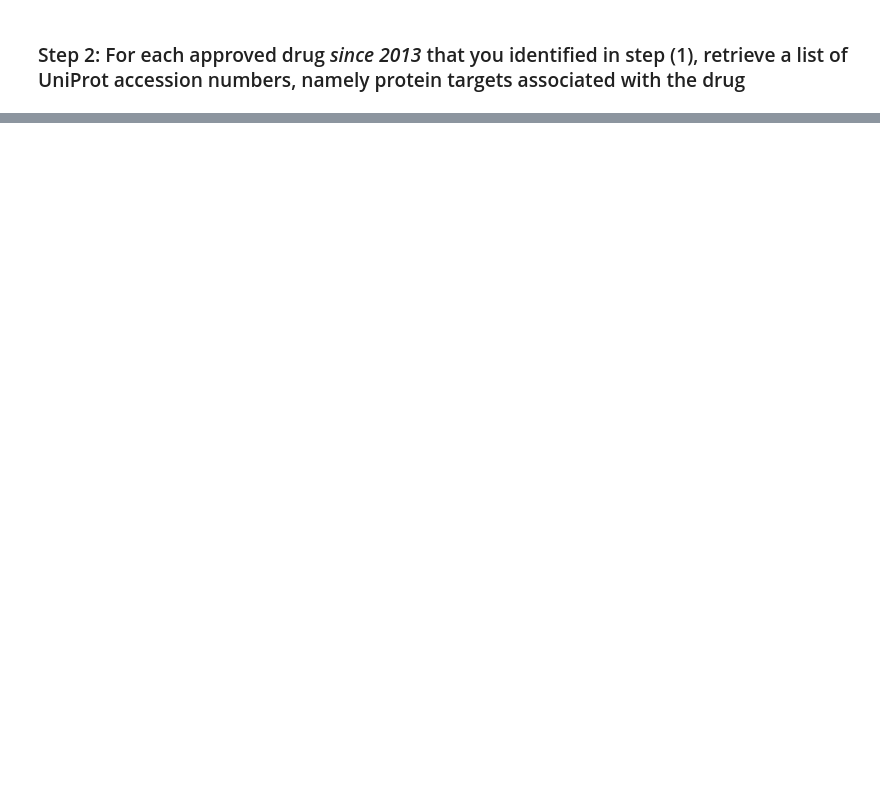
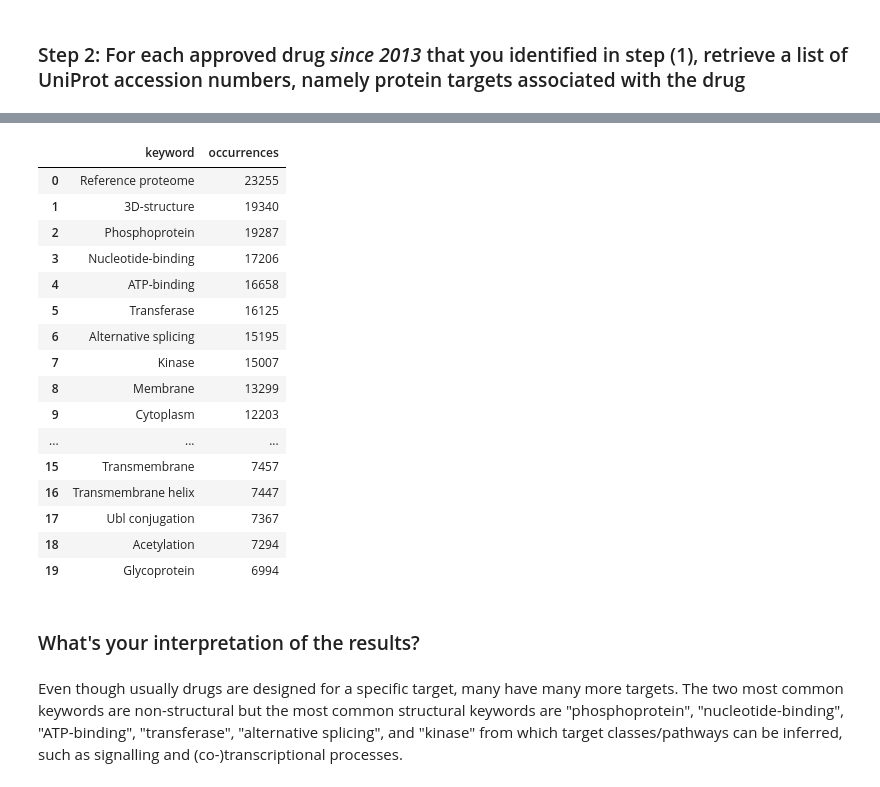
Before and after one commit to aplumin/mcbdd, a Jupyter notebook: module2.ipynb, the cells around one changed output, grey strips where cells are left out. Cells and saved outputs as stored; diff of their text form; code cells hidden in the pictures; blank space fills up the shorter version.

```diff
--- a/module2.ipynb
+++ b/module2.ipynb
@@ -37,0 +52,15 @@ print(np.median(number_of_targets))
+# %%
+target_id_list = []
+for _, val in target_ids.items():
+    for v in val:
+        target_id_list.append(v)
+target_id_counter = Counter(target_id_list)
+target_id_list = list(np.unique(target_id_list))
+
+target = new_client.target.filter(target_chembl_id__in=target_id_list).only('target_chembl_id','target_components__accession')
+target_chembl_ids = [target[i]['target_chembl_id'] for i in range(len(target))]
+accession = [target[i]['target_components'][0]['accession'] if len(target[i]['target_components']) > 0 else None for i in range(len(target))]
+occurrences = [target_id_counter[target_chembl_ids[i]] for i in range(len(target_chembl_ids))]
+
+target_df = pd.DataFrame({'target_chembl_id' : target_chembl_ids, 'accession' : accession, 'occurrences' : occurrences}).dropna().reset_index().drop(labels='index',axis=1)
+print(target_df)
@@ -37,0 +82,43 @@ print(np.median(number_of_targets))
+# %%
+keywords = {}
+for i in range(len(target_df)):
+    r = requests.get("https://www.ebi.ac.uk/proteins/api/proteins/" + target_df.accession[i], headers={"Accept" : "application/json"})
+    if not r.ok:
+        r.raise_for_status()
+    try:
+        req = json.loads(r.text)
+        ks = req['keywords']
+    except:
+        continue
+    for k in ks:
+        if k['value'] in keywords:
+            keywords[k['value']] += target_df.occurrences[i]
+        else:
+            keywords[k['value']] = target_df.occurrences[i]
+# %%
+keywords_df = pd.DataFrame(keywords,index=['occurrences']).transpose().reset_index().rename({'index':'keyword'},axis=1) \
+    .sort_values(by=['occurrences','keyword'],ascending=[False,True]).reset_index().drop('index',axis=1)
+keywords_df[:20]
+# %% [output]
+|  | keyword | occurrences |
+| 0 | Reference proteome | 23255 |
+| 1 | 3D-structure | 19340 |
+| 2 | Phosphoprotein | 19287 |
+| 3 | Nucleotide-binding | 17206 |
+| 4 | ATP-binding | 16658 |
+| 5 | Transferase | 16125 |
+| 6 | Alternative splicing | 15195 |
+| 7 | Kinase | 15007 |
+| 8 | Membrane | 13299 |
+| 9 | Cytoplasm | 12203 |
+| ... | ... | ... |
+| 15 | Transmembrane | 7457 |
+| 16 | Transmembrane helix | 7447 |
+| 17 | Ubl conjugation | 7367 |
+| 18 | Acetylation | 7294 |
+| 19 | Glycoprotein | 6994 |
+# %% [markdown]
+### What's your interpretation of the results?
+# %% [markdown]
+Even though usually drugs are designed for a specific target, many have many more targets.
+The two most common keywords are non-structural but the most common structural keywords are "phosphoprotein", "nucleotide-binding", "ATP-binding", "transferase", "alternative splicing", and "kinase" from which target classes/pathways can be inferred, such as signalling and (co-)transcriptional processes.
```
Also changed, not shown: parts of 9 cells of this notebook.
